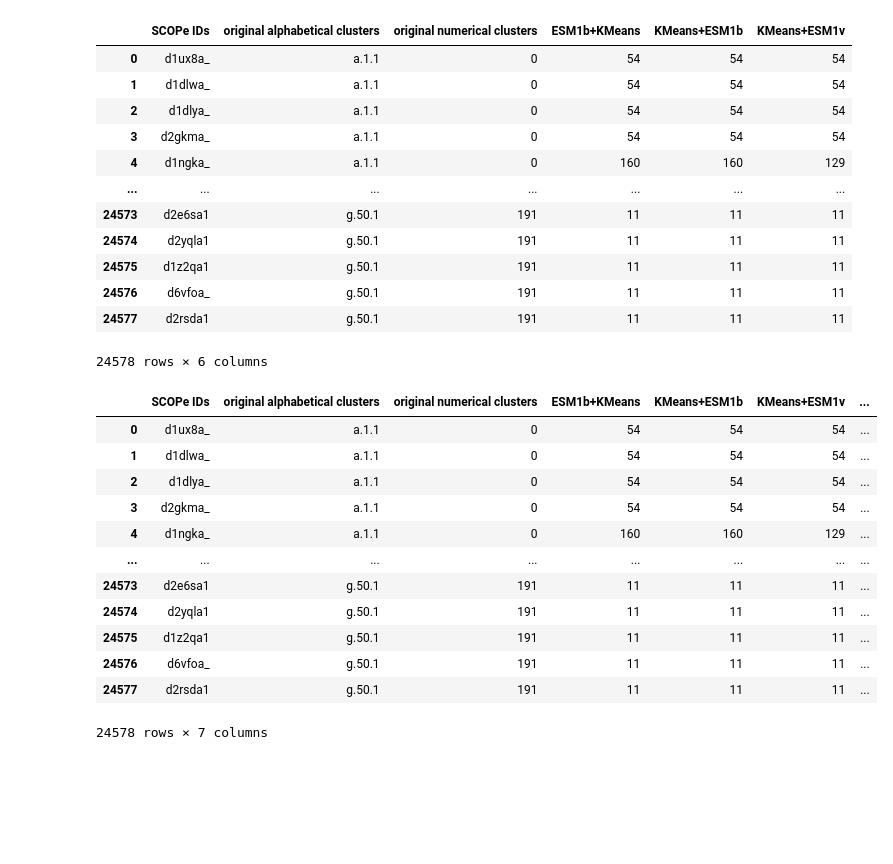
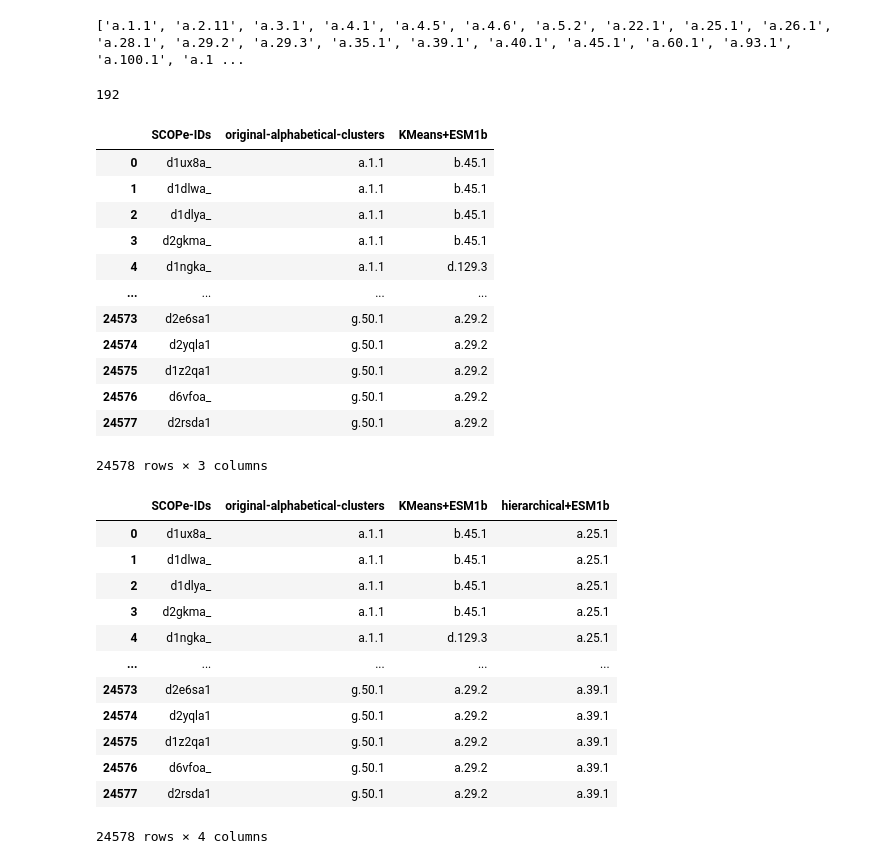
Before and after one commit to mrzResearchArena/esm-embedding-clustering, a Jupyter notebook: lookupTable.ipynb, the cells around one changed output. Cells and saved outputs as stored; diff of their text form; code cells hidden in the pictures; blank space fills up the shorter version.

```diff
--- a/lookupTable.ipynb
+++ b/lookupTable.ipynb
@@ -38,0 +47,11 @@ D
+# %%
+superfamilies = list(dict.fromkeys(superfamilies))
+print(superfamilies)
+len(superfamilies)
+# %% [output]
+['a.1.1', 'a.2.11', 'a.3.1', 'a.4.1', 'a.4.5', 'a.4.6', 'a.5.2', 'a.22.1', 'a.25.1', 'a.26.1', 'a.28.1', 'a.29.2', 'a.29.3', 'a.35.1', 'a.39.1', 'a.40.1', 'a.45.1', 'a.60.1', 'a.93.1', 'a.100.1', 'a.1 ...
+192
+# %%
+numericalClusters = [i for i in range(0, len(superfamilies))]
+# %%
+KeysNumericalValuesAlphabetical = dict(zip(numericalClusters, superfamilies))
@@ -39,36 +64,46 @@ D
+# %%
+def numericalToAlphabetical(Cs):
+    clusters = []
+    for c in Cs:
+        clusters.append(KeysNumericalValuesAlphabetical[c])
+    #end-for
+    return clusters
+#end-def
+
+# numericalToAlphabetical(v)
 # %%
-v = np.load('PyTorchKMeans+ESM1v.npy')
-D['KMeans+ESM1v'] = v
+v = np.load('PyTorchKMeans+ESM1b.npy')
+D['KMeans+ESM1b'] = numericalToAlphabetical(v)
 D
 # %% [output]
-|  | SCOPe IDs | original alphabetical clusters | original numerical clusters | ESM1b+KMeans | KMeans+ESM1b | KMeans+ESM1v |
-| 0 | d1ux8a_ | a.1.1 | 0 | 54 | 54 | 54 |
-| 1 | d1dlwa_ | a.1.1 | 0 | 54 | 54 | 54 |
-| 2 | d1dlya_ | a.1.1 | 0 | 54 | 54 | 54 |
-| 3 | d2gkma_ | a.1.1 | 0 | 54 | 54 | 54 |
-| 4 | d1ngka_ | a.1.1 | 0 | 160 | 160 | 129 |
-| ... | ... | ... | ... | ... | ... | ... |
-| 24573 | d2e6sa1 | g.50.1 | 191 | 11 | 11 | 11 |
-| 24574 | d2yqla1 | g.50.1 | 191 | 11 | 11 | 11 |
-| 24575 | d1z2qa1 | g.50.1 | 191 | 11 | 11 | 11 |
-| 24576 | d6vfoa_ | g.50.1 | 191 | 11 | 11 | 11 |
-| 24577 | d2rsda1 | g.50.1 | 191 | 11 | 11 | 11 |
+|  | SCOPe-IDs | original-alphabetical-clusters | KMeans+ESM1b |
+| 0 | d1ux8a_ | a.1.1 | b.45.1 |
+| 1 | d1dlwa_ | a.1.1 | b.45.1 |
+| 2 | d1dlya_ | a.1.1 | b.45.1 |
+| 3 | d2gkma_ | a.1.1 | b.45.1 |
+| 4 | d1ngka_ | a.1.1 | d.129.3 |
+| ... | ... | ... | ... |
+| 24573 | d2e6sa1 | g.50.1 | a.29.2 |
+| 24574 | d2yqla1 | g.50.1 | a.29.2 |
+| 24575 | d1z2qa1 | g.50.1 | a.29.2 |
+| 24576 | d6vfoa_ | g.50.1 | a.29.2 |
+| 24577 | d2rsda1 | g.50.1 | a.29.2 |
-24578 rows × 6 columns
+24578 rows × 3 columns
 # %%
 v = np.load('HC+ESM1b.npy')
-D['HC+ESM1b'] = v
+D['hierarchical+ESM1b'] = numericalToAlphabetical(v)
 D
 # %% [output]
-|  | SCOPe IDs | original alphabetical clusters | original numerical clusters | ESM1b+KMeans | KMeans+ESM1b | KMeans+ESM1v | ... |
-| 0 | d1ux8a_ | a.1.1 | 0 | 54 | 54 | 54 | ... |
-| 1 | d1dlwa_ | a.1.1 | 0 | 54 | 54 | 54 | ... |
-| 2 | d1dlya_ | a.1.1 | 0 | 54 | 54 | 54 | ... |
-| 3 | d2gkma_ | a.1.1 | 0 | 54 | 54 | 54 | ... |
-| 4 | d1ngka_ | a.1.1 | 0 | 160 | 160 | 129 | ... |
-| ... | ... | ... | ... | ... | ... | ... | ... |
-| 24573 | d2e6sa1 | g.50.1 | 191 | 11 | 11 | 11 | ... |
-| 24574 | d2yqla1 | g.50.1 | 191 | 11 | 11 | 11 | ... |
-| 24575 | d1z2qa1 | g.50.1 | 191 | 11 | 11 | 11 | ... |
-| 24576 | d6vfoa_ | g.50.1 | 191 | 11 | 11 | 11 | ... |
-| 24577 | d2rsda1 | g.50.1 | 191 | 11 | 11 | 11 | ... |
+|  | SCOPe-IDs | original-alphabetical-clusters | KMeans+ESM1b | hierarchical+ESM1b |
+| 0 | d1ux8a_ | a.1.1 | b.45.1 | a.25.1 |
+| 1 | d1dlwa_ | a.1.1 | b.45.1 | a.25.1 |
+| 2 | d1dlya_ | a.1.1 | b.45.1 | a.25.1 |
+| 3 | d2gkma_ | a.1.1 | b.45.1 | a.25.1 |
+| 4 | d1ngka_ | a.1.1 | d.129.3 | a.25.1 |
+| ... | ... | ... | ... | ... |
+| 24573 | d2e6sa1 | g.50.1 | a.29.2 | a.39.1 |
+| 24574 | d2yqla1 | g.50.1 | a.29.2 | a.39.1 |
+| 24575 | d1z2qa1 | g.50.1 | a.29.2 | a.39.1 |
+| 24576 | d6vfoa_ | g.50.1 | a.29.2 | a.39.1 |
+| 24577 | d2rsda1 | g.50.1 | a.29.2 | a.39.1 |
-24578 rows × 7 columns
+24578 rows × 4 columns
```
Also changed, not shown: parts of 18 cells of this notebook, 6 other files.
